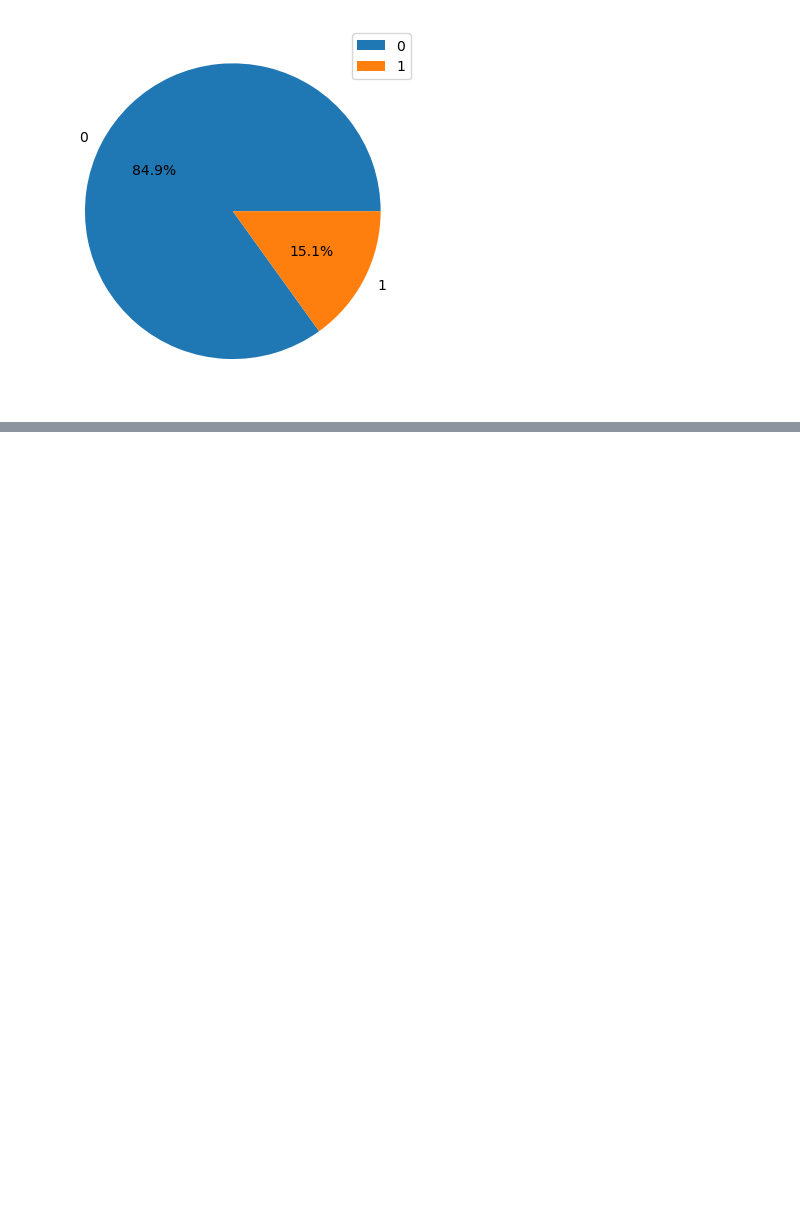
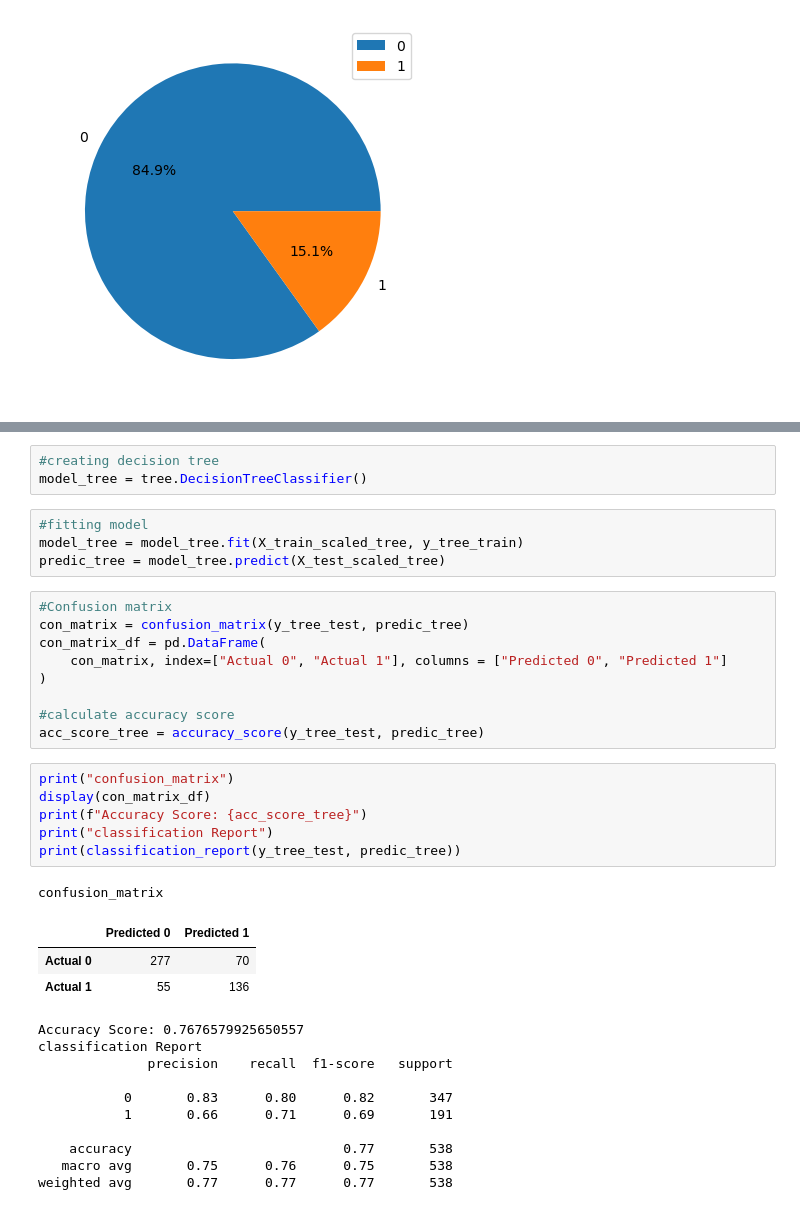
Before and after one commit to Project-4-Team-2/Project-4-Team-2, a Jupyter notebook: alzheimer_analysis_pre-ria.ipynb, the cells around one changed output, grey strips where cells are left out. Saved outputs shown, nothing was run; the diff lists cells and outputs as text; blank space fills up the shorter version.

```diff
--- a/alzheimer_analysis_pre-ria.ipynb
+++ b/alzheimer_analysis_pre-ria.ipynb
@@ -228,0 +326,37 @@ plt.show()
+# %%
+#creating decision tree
+model_tree = tree.DecisionTreeClassifier()
+# %%
+#fitting model
+model_tree = model_tree.fit(X_train_scaled_tree, y_tree_train)
+predic_tree = model_tree.predict(X_test_scaled_tree)
+# %%
+#Confusion matrix
+con_matrix = confusion_matrix(y_tree_test, predic_tree)
+con_matrix_df = pd.DataFrame(
+    con_matrix, index=["Actual 0", "Actual 1"], columns = ["Predicted 0", "Predicted 1"]
+)
+
+#calculate accuracy score
+acc_score_tree = accuracy_score(y_tree_test, predic_tree)
+# %%
+print("confusion_matrix")
+display(con_matrix_df)
+print(f"Accuracy Score: {acc_score_tree}")
+print("classification Report")
+print(classification_report(y_tree_test, predic_tree))
+# %% [output]
+confusion_matrix
+|  | Predicted 0 | Predicted 1 |
+| Actual 0 | 277 | 70 |
+| Actual 1 | 55 | 136 |
+Accuracy Score: 0.7676579925650557
+classification Report
+              precision    recall  f1-score   support
+
+           0       0.83      0.80      0.82       347
+           1       0.66      0.71      0.69       191
+
+    accuracy                           0.77       538
+   macro avg       0.75      0.76      0.75       538
+weighted avg       0.77      0.77      0.77       538
```
Also changed, not shown: parts of 19 cells of this notebook.
